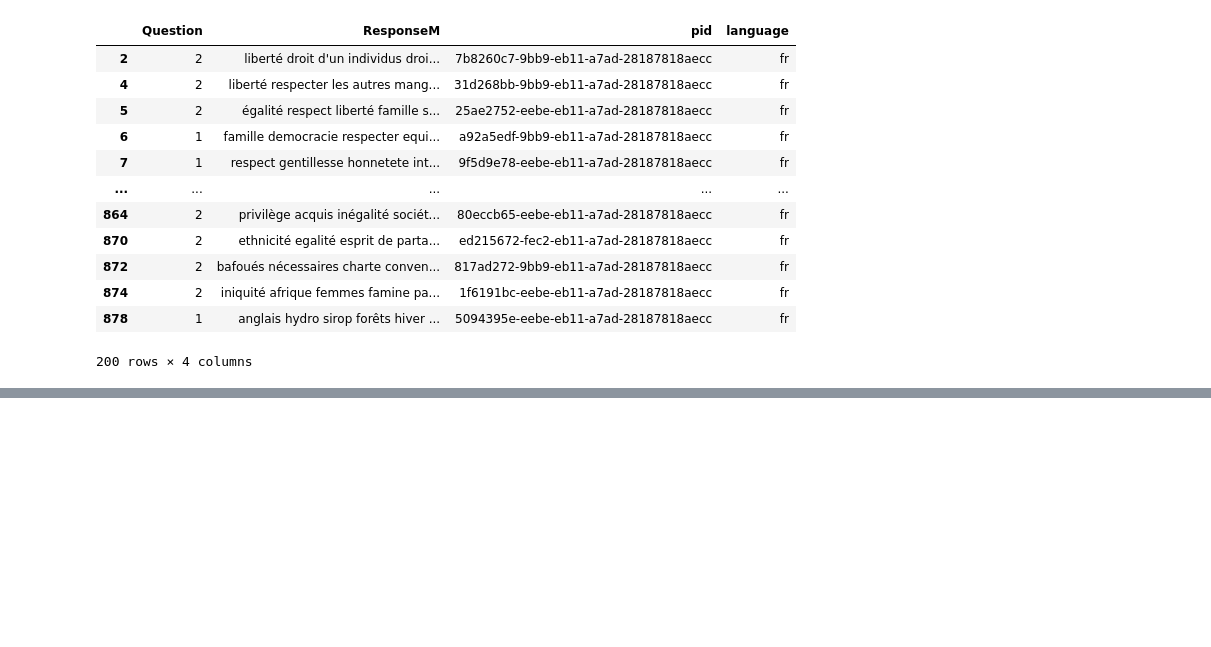
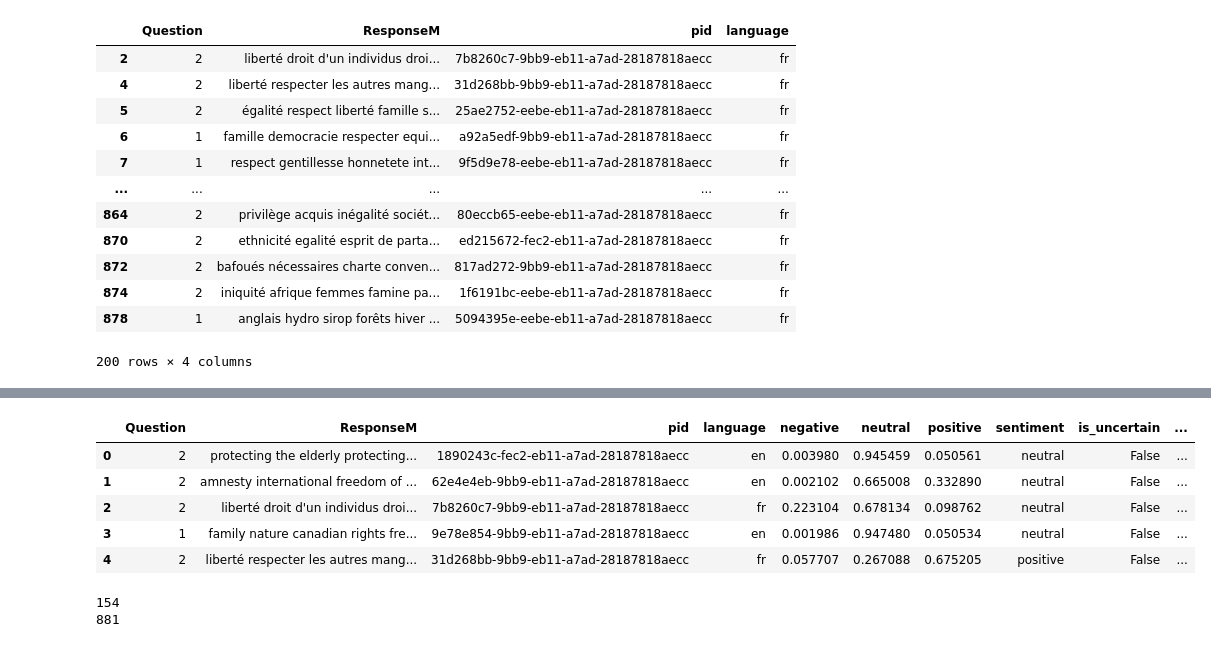
Before and after one commit to Irene-Berezin/stanceanalysis, a Jupyter notebook: main.ipynb, the cells around one changed output, grey strips where cells are left out. Saved outputs shown, nothing was run; the diff lists cells and outputs as text; code cells hidden in the pictures; blank space fills up the shorter version.

```diff
--- a/main.ipynb
+++ b/main.ipynb
@@ -181,0 +182,9 @@ data_pd
+# %%
+data_pd.head()
+# %% [output]
+|  | Question | ResponseM | pid | language | negative | neutral | positive | sentiment | is_uncertain | ... |
+| 0 | 2 | protecting the elderly protecting... | 1890243c-fec2-eb11-a7ad-28187818aecc | en | 0.003980 | 0.945459 | 0.050561 | neutral | False | ... |
+| 1 | 2 | amnesty international freedom of ... | 62e4e4eb-9bb9-eb11-a7ad-28187818aecc | en | 0.002102 | 0.665008 | 0.332890 | neutral | False | ... |
+| 2 | 2 | liberté droit d'un individus droi... | 7b8260c7-9bb9-eb11-a7ad-28187818aecc | fr | 0.223104 | 0.678134 | 0.098762 | neutral | False | ... |
+| 3 | 1 | family nature canadian rights fre... | 9e78e854-9bb9-eb11-a7ad-28187818aecc | en | 0.001986 | 0.947480 | 0.050534 | neutral | False | ... |
+| 4 | 2 | liberté respecter les autres mang... | 31d268bb-9bb9-eb11-a7ad-28187818aecc | fr | 0.057707 | 0.267088 | 0.675205 | positive | False | ... |
@@ -192,6 +209,15 @@ def is_uncertain(row, threshold):
     return (sorted_values[0] - sorted_values[1]) < threshold
 
 data_pd['is_uncertain'] = data_pd.apply(lambda row: is_uncertain(row, threshold), axis=1)
+# %%
+data_true = data_pd[data_pd['is_uncertain'] == True]
+print(len(data_true))
+
+data_false = data_pd
+print(len(data_false))
+# %% [output]
+154
+881
 # %%
 data_pd
 # %% [output]
```
Also changed, not shown: parts of 21 cells of this notebook, 2 other files.
